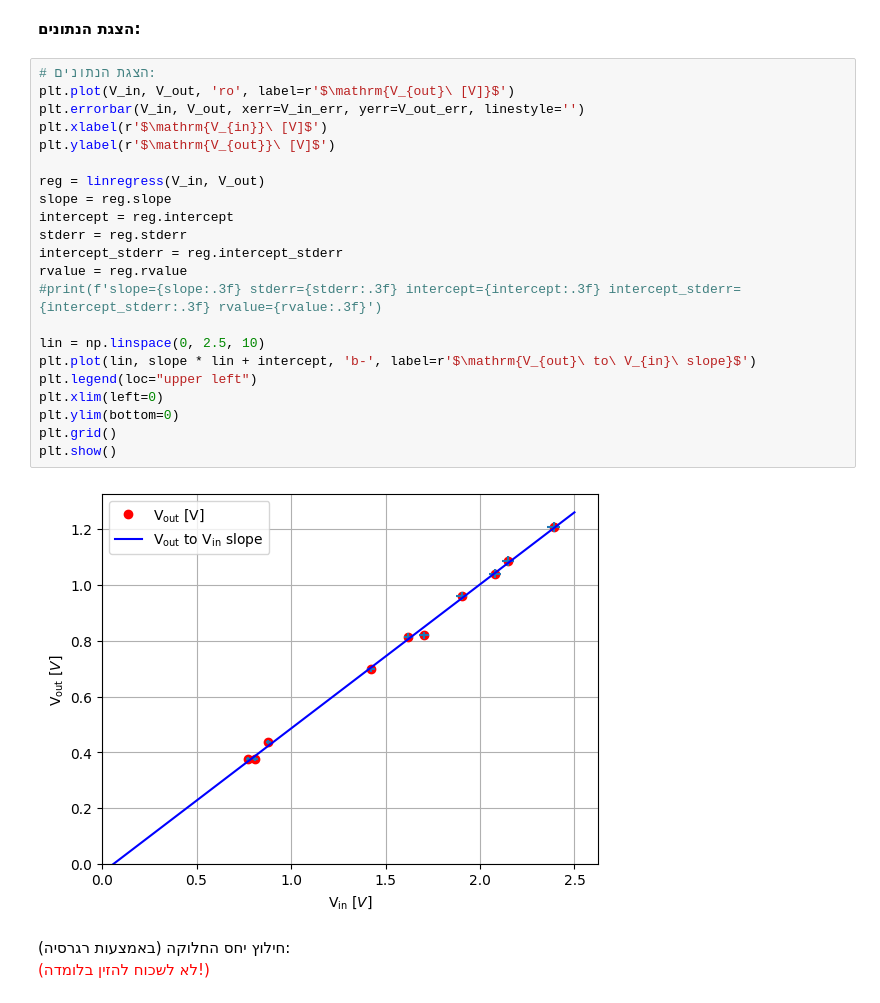
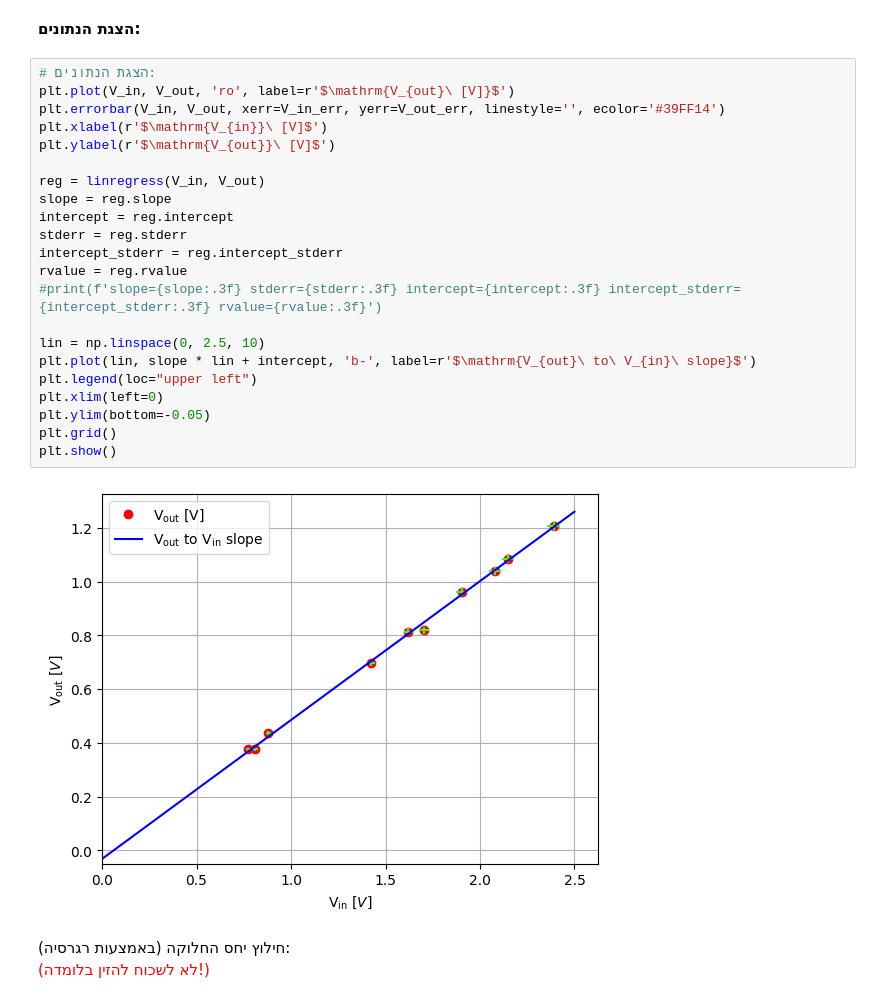
Before and after one commit to katzuv/studies, a Jupyter notebook: 2025S/Lab/03 DC.ipynb, the cells around one changed output. Drawn from its saved outputs; the diff is of its cells as text.

```diff
--- a/2025S/Lab/03 DC.ipynb
+++ b/2025S/Lab/03 DC.ipynb
@@ -58,27 +61,27 @@ V_out_err = .015 * V_out
 # %%
 # הצגת הנתונים:
 plt.plot(V_in, V_out, 'ro', label=r'$\mathrm{V_{out}\ [V]}$')
-plt.errorbar(V_in, V_out, xerr=V_in_err, yerr=V_out_err, linestyle='')
+plt.errorbar(V_in, V_out, xerr=V_in_err, yerr=V_out_err, linestyle='', ecolor='#39FF14')
 plt.xlabel(r'$\mathrm{V_{in}}\ [V]$')
 plt.ylabel(r'$\mathrm{V_{out}}\ [V]$')
 
 reg = linregress(V_in, V_out)
 slope = reg.slope
 intercept = reg.intercept
 stderr = reg.stderr
 intercept_stderr = reg.intercept_stderr
 rvalue = reg.rvalue
 #print(f'slope={slope:.3f} stderr={stderr:.3f} intercept={intercept:.3f} intercept_stderr={intercept_stderr:.3f} rvalue={rvalue:.3f}')
 
 lin = np.linspace(0, 2.5, 10)
 plt.plot(lin, slope * lin + intercept, 'b-', label=r'$\mathrm{V_{out}\ to\ V_{in}\ slope}$')
 plt.legend(loc="upper left")
 plt.xlim(left=0)
-plt.ylim(bottom=0)
+plt.ylim(bottom=-0.05)
 plt.grid()
 plt.show()
 # %% [output]
-[figure, old version]
+[figure, new version]
 # %% [markdown]
 <div dir=rtl>
 חילוץ יחס החלוקה (באמצעות רגרסיה): <br>
```
Also changed, not shown: parts of 4 cells of this notebook.
